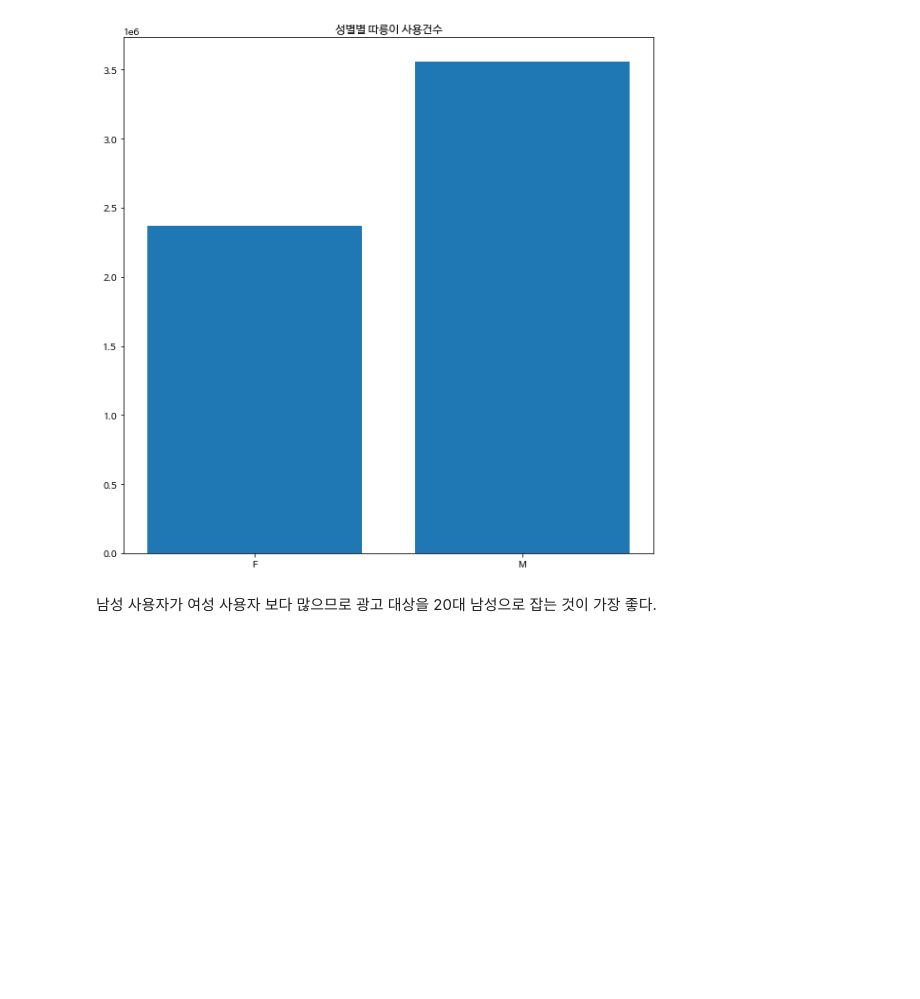
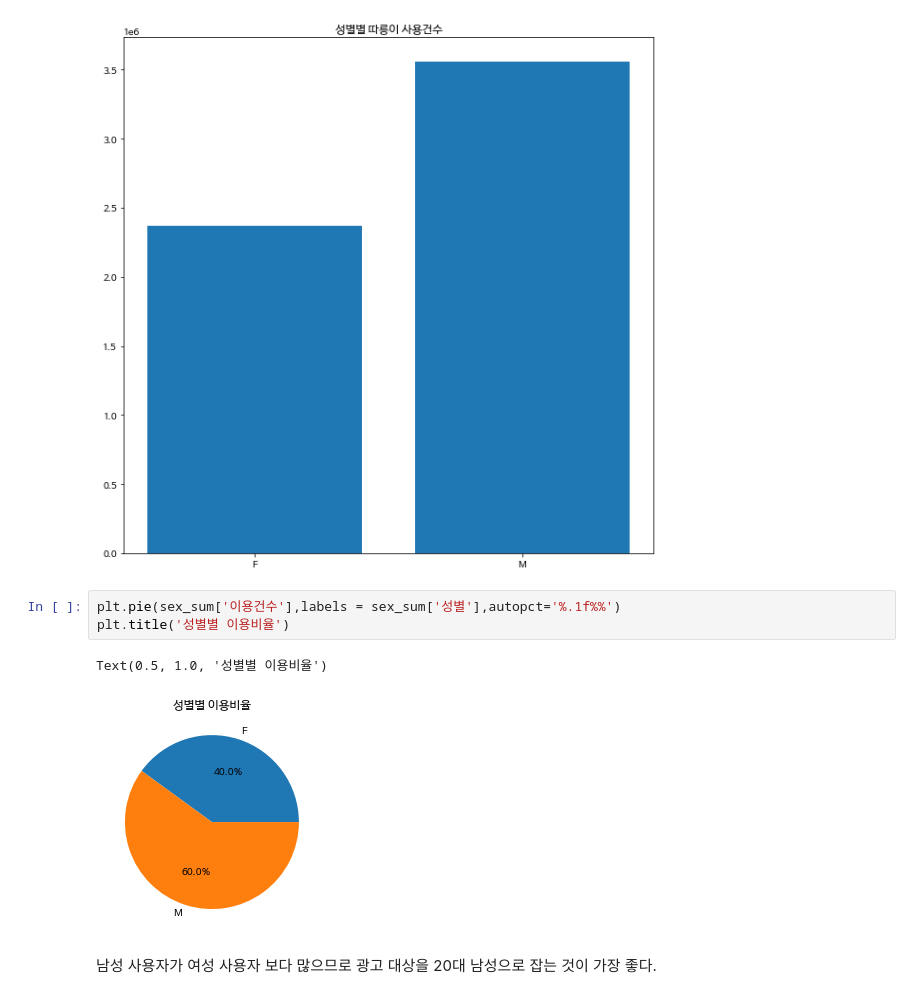
Before and after one commit to Aimerlee123/Python-teamproject, a Jupyter notebook: 공공자전거_이용현황_분석.ipynb, the cells around one changed output. Cells and saved outputs as stored; diff of their text form; blank space fills up the shorter version.

```diff
--- a/공공자전거_이용현황_분석.ipynb
+++ b/공공자전거_이용현황_분석.ipynb
@@ -149,6 +149,12 @@ plt.bar(sex_sum['성별'],sex_sum['이용건수'])
 plt.show()
 # %% [output]
 [figure]
+# %%
+plt.pie(sex_sum['이용건수'],labels = sex_sum['성별'],autopct='%.1f%%')
+plt.title('성별별 이용비율')
+# %% [output]
+Text(0.5, 1.0, '성별별 이용비율')
+[figure, added]
 # %% [markdown]
 남성 사용자가 여성 사용자 보다 많으므로 광고 대상을 20대 남성으로 잡는 것이 가장 좋다.
 # %%
```
Also changed, not shown: parts of 4 cells of this notebook.
